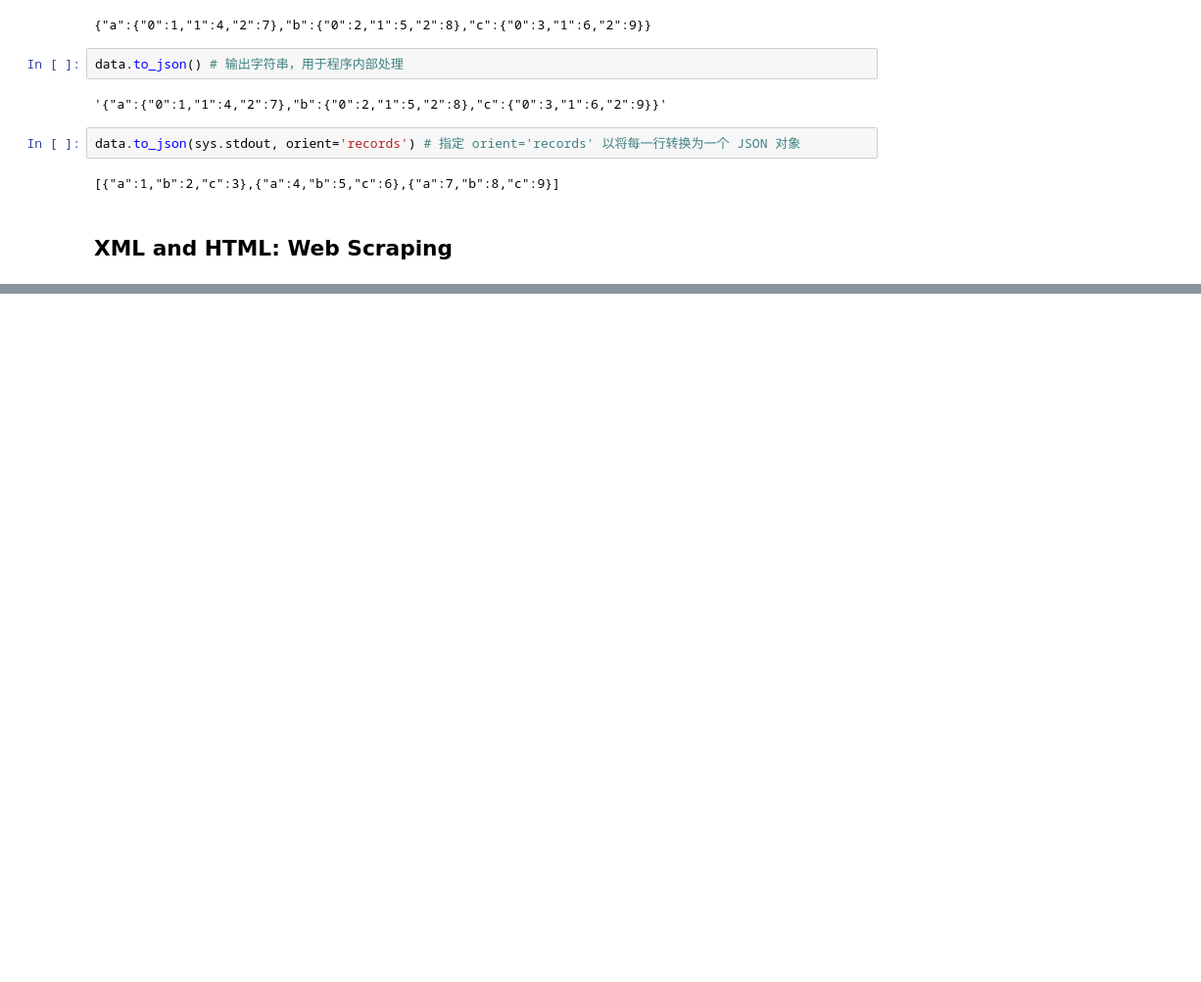
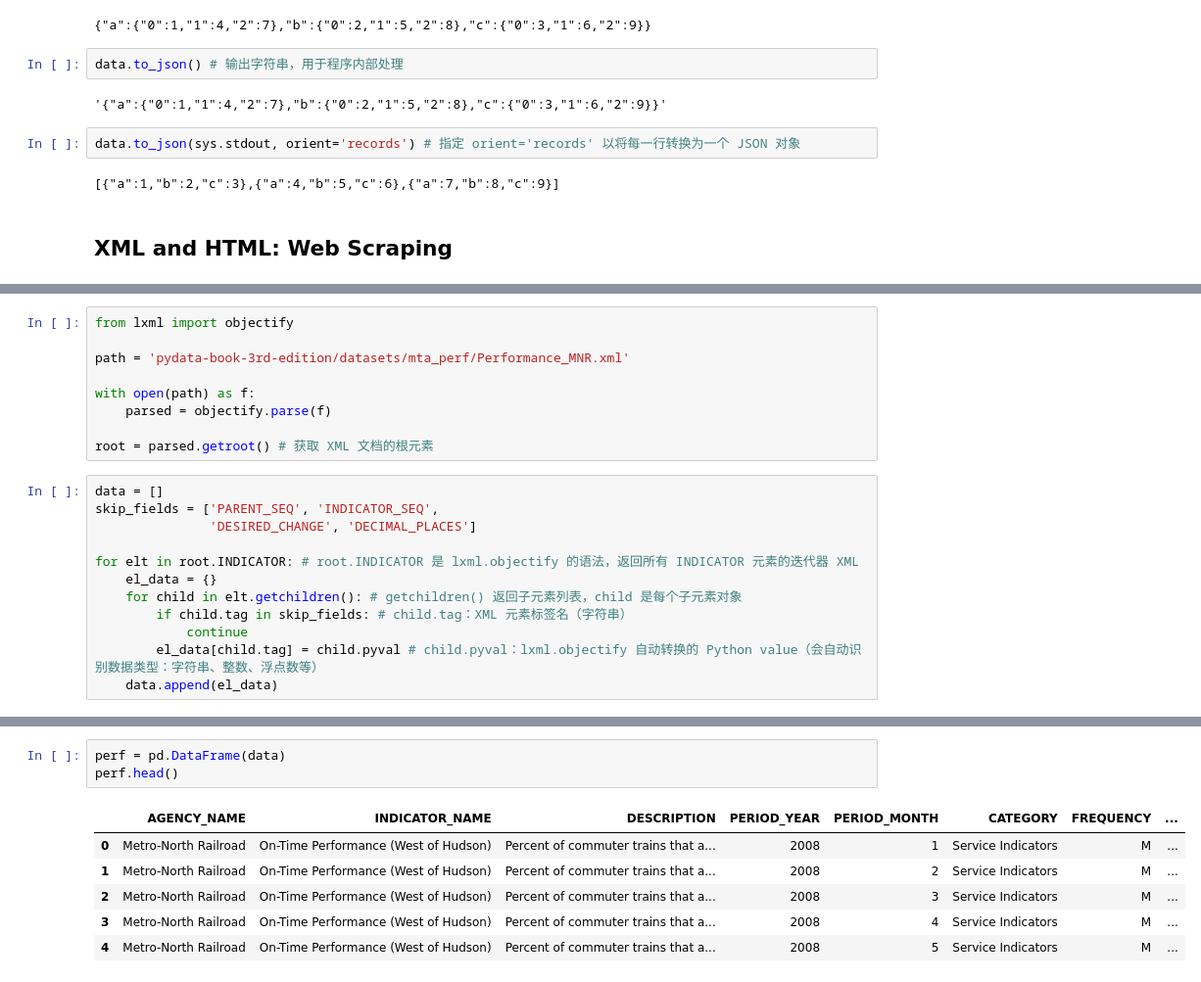
Before and after one commit to d0m999/python-basics-for-quant-trading, a Jupyter notebook: 6-data-loading-storage-file-formats.ipynb, the cells around one changed output, grey strips where cells are left out. Shown at 98% size. Saved outputs shown, nothing was run; the diff lists cells and outputs as text; blank space fills up the shorter version.

```diff
--- a/6-data-loading-storage-file-formats.ipynb
+++ b/6-data-loading-storage-file-formats.ipynb
@@ -587,0 +624,21 @@ data.to_json(sys.stdout, orient='records') # 指定 orient='records' 以将每
+# %%
+from lxml import objectify
+
+path = 'pydata-book-3rd-edition/datasets/mta_perf/Performance_MNR.xml'
+
+with open(path) as f:
+    parsed = objectify.parse(f)
+
+root = parsed.getroot() # 获取 XML 文档的根元素
+# %%
+data = []
+skip_fields = ['PARENT_SEQ', 'INDICATOR_SEQ',
+               'DESIRED_CHANGE', 'DECIMAL_PLACES']
+
+for elt in root.INDICATOR: # root.INDICATOR 是 lxml.objectify 的语法，返回所有 INDICATOR 元素的迭代器 XML
+    el_data = {}
+    for child in elt.getchildren(): # getchildren() 返回子元素列表，child 是每个子元素对象
+        if child.tag in skip_fields: # child.tag：XML 元素标签名（字符串）
+            continue
+        el_data[child.tag] = child.pyval # child.pyval：lxml.objectify 自动转换的 Python value（会自动识别数据类型：字符串、整数、浮点数等）
+    data.append(el_data)
@@ -587,0 +665,10 @@ data.to_json(sys.stdout, orient='records') # 指定 orient='records' 以将每
+# %%
+perf = pd.DataFrame(data)
+perf.head()
+# %% [output]
+|  | AGENCY_NAME | INDICATOR_NAME | DESCRIPTION | PERIOD_YEAR | PERIOD_MONTH | CATEGORY | FREQUENCY | ... |
+| 0 | Metro-North Railroad | On-Time Performance (West of Hudson) | Percent of commuter trains that a... | 2008 | 1 | Service Indicators | M | ... |
+| 1 | Metro-North Railroad | On-Time Performance (West of Hudson) | Percent of commuter trains that a... | 2008 | 2 | Service Indicators | M | ... |
+| 2 | Metro-North Railroad | On-Time Performance (West of Hudson) | Percent of commuter trains that a... | 2008 | 3 | Service Indicators | M | ... |
+| 3 | Metro-North Railroad | On-Time Performance (West of Hudson) | Percent of commuter trains that a... | 2008 | 4 | Service Indicators | M | ... |
+| 4 | Metro-North Railroad | On-Time Performance (West of Hudson) | Percent of commuter trains that a... | 2008 | 5 | Service Indicators | M | ... |
```
Also changed, not shown: parts of 9 cells of this notebook.
